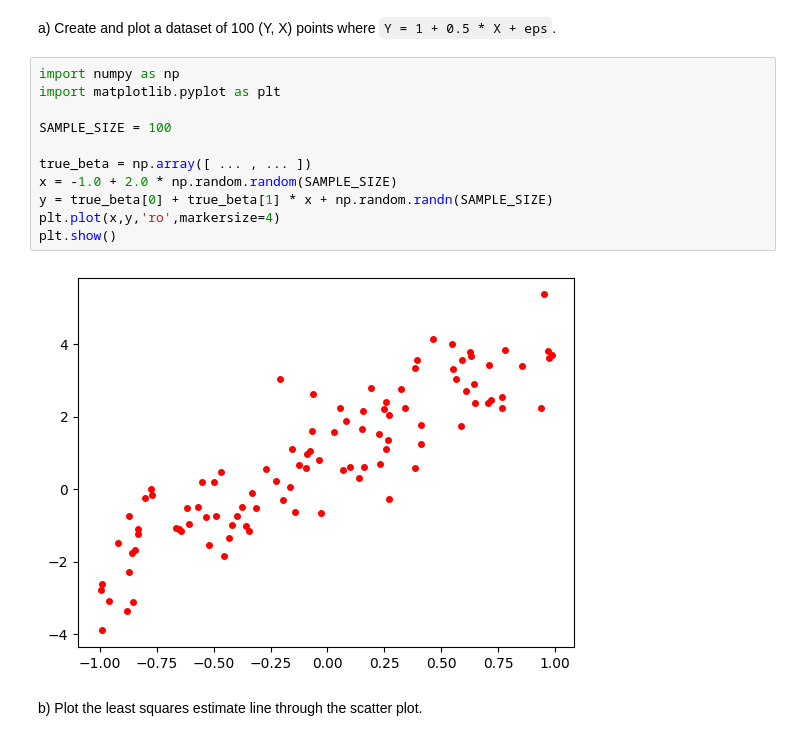
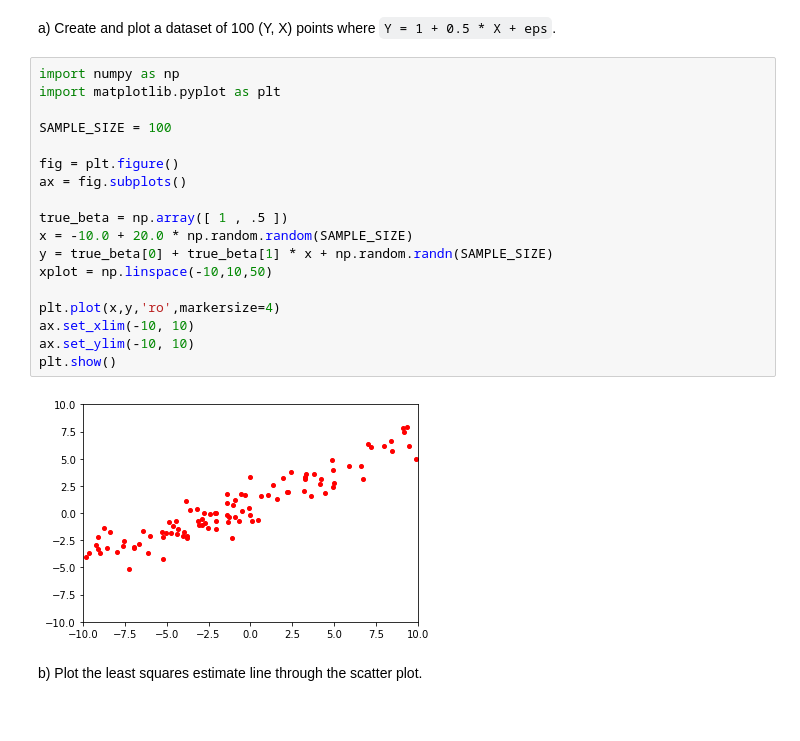
Before and after one commit to tnikas/Data-Science-Fundamentals, a Jupyter notebook: lecture_18/worksheet_18.ipynb, the cells around one changed output. Drawn from its saved outputs; the diff is of its cells as text.

```diff
--- a/lecture_18/worksheet_18.ipynb
+++ b/lecture_18/worksheet_18.ipynb
@@ -51,16 +51,23 @@ a) Create and plot a dataset of 100 (Y, X) points where `Y = 1 + 0.5 * X + eps`.
 # %%
 import numpy as np
 import matplotlib.pyplot as plt
 
 SAMPLE_SIZE = 100
 
-true_beta = np.array([ ... , ... ])
-x = -1.0 + 2.0 * np.random.random(SAMPLE_SIZE)
+fig = plt.figure()
+ax = fig.subplots()
+
+true_beta = np.array([ 1 , .5 ])
+x = -10.0 + 20.0 * np.random.random(SAMPLE_SIZE)
 y = true_beta[0] + true_beta[1] * x + np.random.randn(SAMPLE_SIZE)
+xplot = np.linspace(-10,10,50)
+
 plt.plot(x,y,'ro',markersize=4)
+ax.set_xlim(-10, 10)
+ax.set_ylim(-10, 10)
 plt.show()
 # %% [output]
-[figure, old version]
+[figure, new version]
 # %% [markdown]
 b) Plot the least squares estimate line through the scatter plot.
 # %%
```
Also changed, not shown: parts of 4 cells of this notebook.
